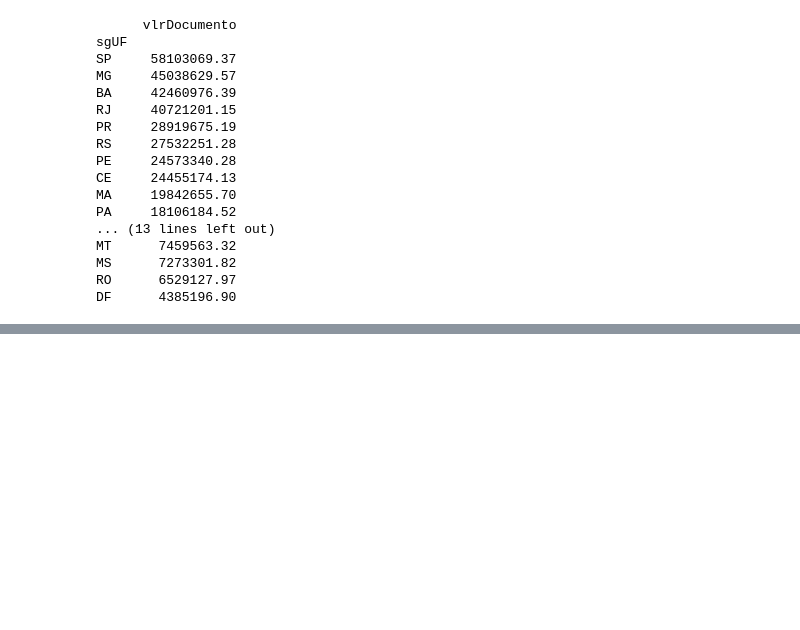
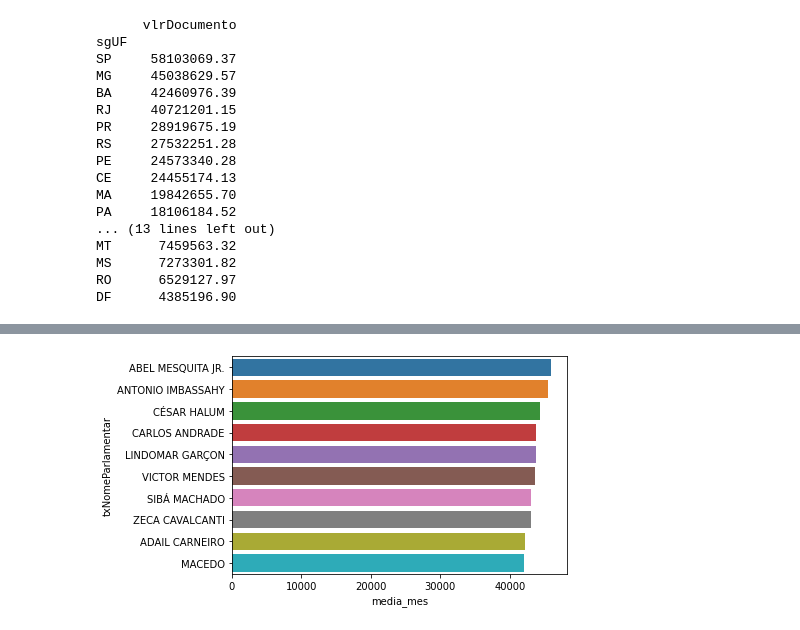
Before and after one commit to Reinaldos/Reinaldos, a Jupyter notebook: Projeto_5.ipynb, the cells around one changed output, grey strips where cells are left out. Drawn from its saved outputs; the diff is of its cells as text; code cells hidden in the pictures; blank space fills up the shorter version.

```diff
--- a/Projeto_5.ipynb
+++ b/Projeto_5.ipynb
@@ -613,0 +694,15 @@ DF      4385196.90
+# %%
+# somando o valor total por deputado
+a = dfparlamentarcompleto[['txNomeParlamentar', 'vlrLiquido']].drop_duplicates().groupby('txNomeParlamentar').sum().reset_index()
+
+#contando quantos meses cada parlamentar ficou atuante
+b = dfparlamentarcompleto[['txNomeParlamentar','numMes','numAno']].drop_duplicates().groupby('txNomeParlamentar').count().reset_index()
+
+# juntando os dados
+media_gastos = a.merge(b, left_on='txNomeParlamentar', right_on='txNomeParlamentar')
+
+# criando uma coluna com a média de gastos por mês atuante
+media_gastos['media_mes'] = (media_gastos.vlrLiquido / media_gastos.numMes)
+
+
+media_gastos
@@ -613,0 +723,5 @@ DF      4385196.90
+# %%
+sns.barplot(x="media_mes", y="txNomeParlamentar", data=media_gastos.sort_values(by='media_mes', ascending=False)[:10])
+print()
+# %% [output]
+[figure, added]
```
Also changed, not shown: parts of 107 cells of this notebook.
